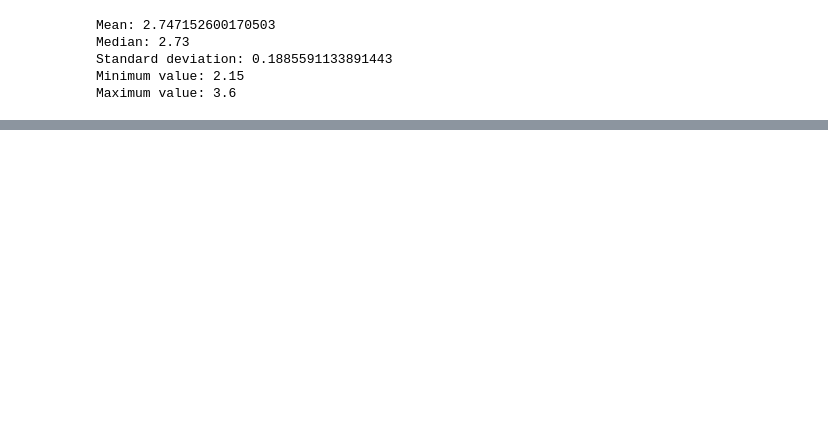
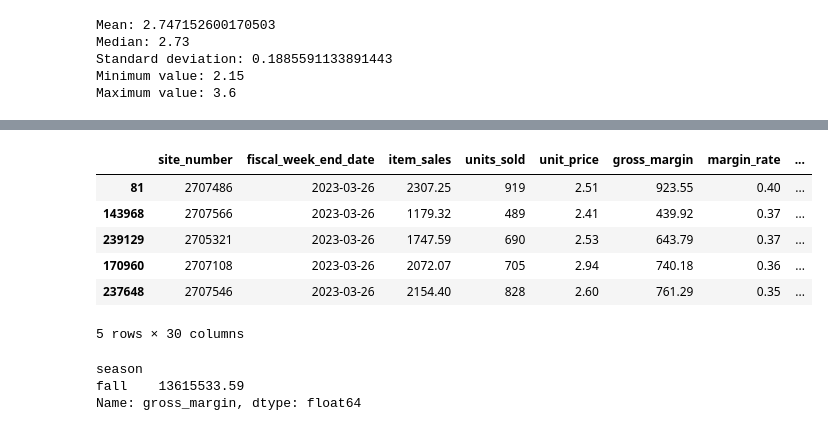
Before and after one commit to MariamAmmar/6644_Final_Project, a Jupyter notebook: BU_Florida.ipynb, the cells around one changed output, grey strips where cells are left out. Drawn from its saved outputs; the diff is of its cells as text; code cells hidden in the pictures; blank space fills up the shorter version.

```diff
--- a/BU_Florida.ipynb
+++ b/BU_Florida.ipynb
@@ -583,0 +595,4 @@ stat=0.788, p=0.000
+# %%
+# monthly period
+
+BU_FLORIDA_data['month'] = pd.to_datetime(BU_FLORIDA_data['fiscal_week_end_date']).dt.to_period('M')
@@ -583,0 +606,3 @@ stat=0.788, p=0.000
+# %%
+
+BU_FLORIDA_data['season'] = BU_FLORIDA_data['month'].apply(lambda x: 'spring' if x in ['2023-03', '2023-04', '2024-03'] else 'summer' if x in ['2023-06', '2023-07', '2023-08'] else 'fall')
@@ -584,3 +615,20 @@ stat=0.788, p=0.000
+# %%
+BU_FLORIDA_data.head()
+# %% [output]
+|  | site_number | fiscal_week_end_date | item_sales | units_sold | unit_price | gross_margin | margin_rate | ... |
+| 81 | 2707486 | 2023-03-26 | 2307.25 | 919 | 2.51 | 923.55 | 0.40 | ... |
+| 143968 | 2707566 | 2023-03-26 | 1179.32 | 489 | 2.41 | 439.92 | 0.37 | ... |
+| 239129 | 2705321 | 2023-03-26 | 1747.59 | 690 | 2.53 | 643.79 | 0.37 | ... |
+| 170960 | 2707108 | 2023-03-26 | 2072.07 | 705 | 2.94 | 740.18 | 0.36 | ... |
+| 237648 | 2707546 | 2023-03-26 | 2154.40 | 828 | 2.60 | 761.29 | 0.35 | ... |
+5 rows × 30 columns
+# %%
+season_gross_margin = BU_FLORIDA_data.groupby('season')['gross_margin'].sum()
+print(season_gross_margin)
+# %% [output]
+season
+fall    13615533.59
+Name: gross_margin, dtype: float64
 # %%
 #**Conclusion:**
 
```
Also changed, not shown: parts of 12 cells of this notebook.
